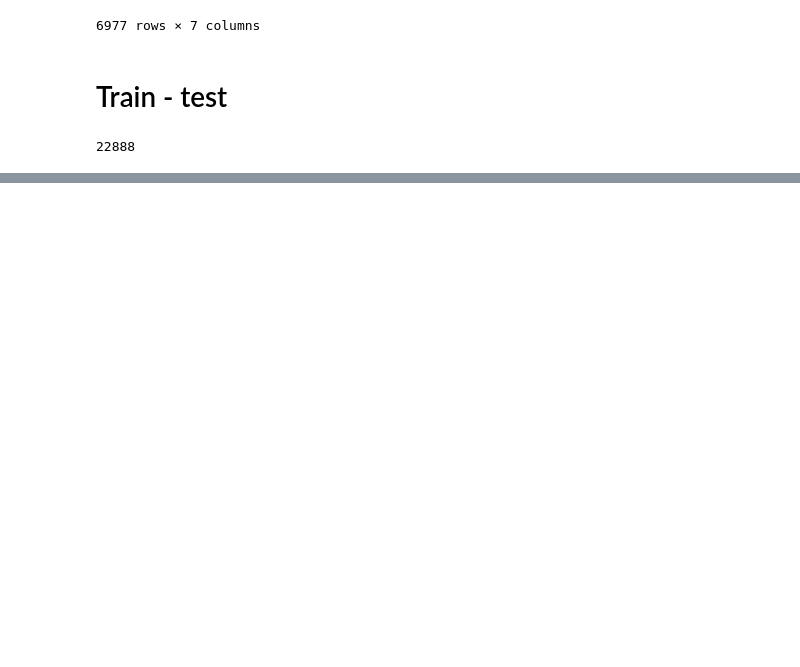
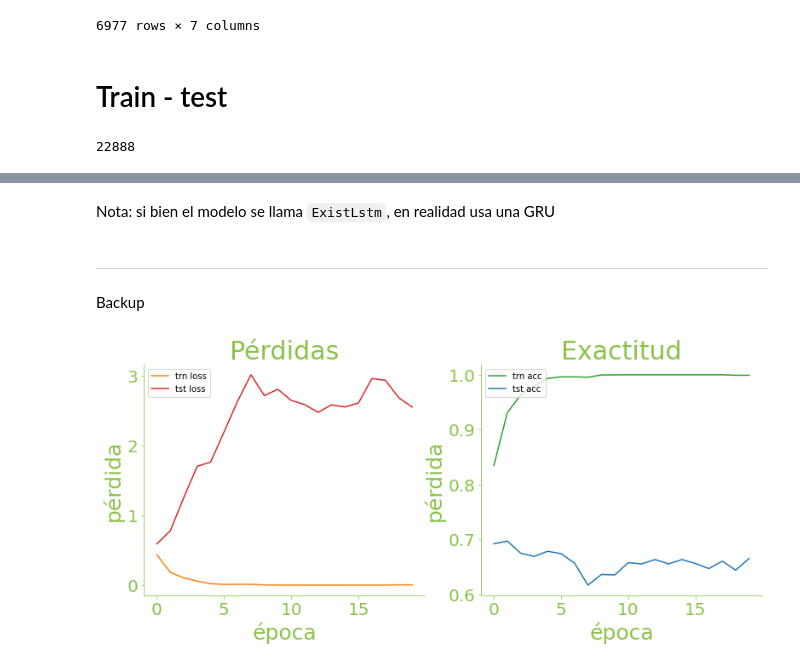
Before and after one commit to OscarAlvaradoM/sEXism-Identification-in-Social-neTworks, a Jupyter notebook: notebooks/RNN.ipynb, the cells around one changed output, grey strips where cells are left out. Saved outputs shown, nothing was run; the diff lists cells and outputs as text; code cells hidden in the pictures; blank space fills up the shorter version.

```diff
--- a/notebooks/RNN.ipynb
+++ b/notebooks/RNN.ipynb
@@ -278,0 +367,9 @@ loss_hist["test"][-1], acc_hist["test"][-1]
+# %% [markdown]
+Nota: si bien el modelo se llama `ExistLstm`, en realidad usa una GRU
+# %% [markdown]
+----------
+Backup
+# %%
+plot(loss_hist, acc_hist, name="RNN1-slide")
+# %% [output]
+[figure, added]
```
Also changed, not shown: parts of 9 cells of this notebook, 1 other file.
